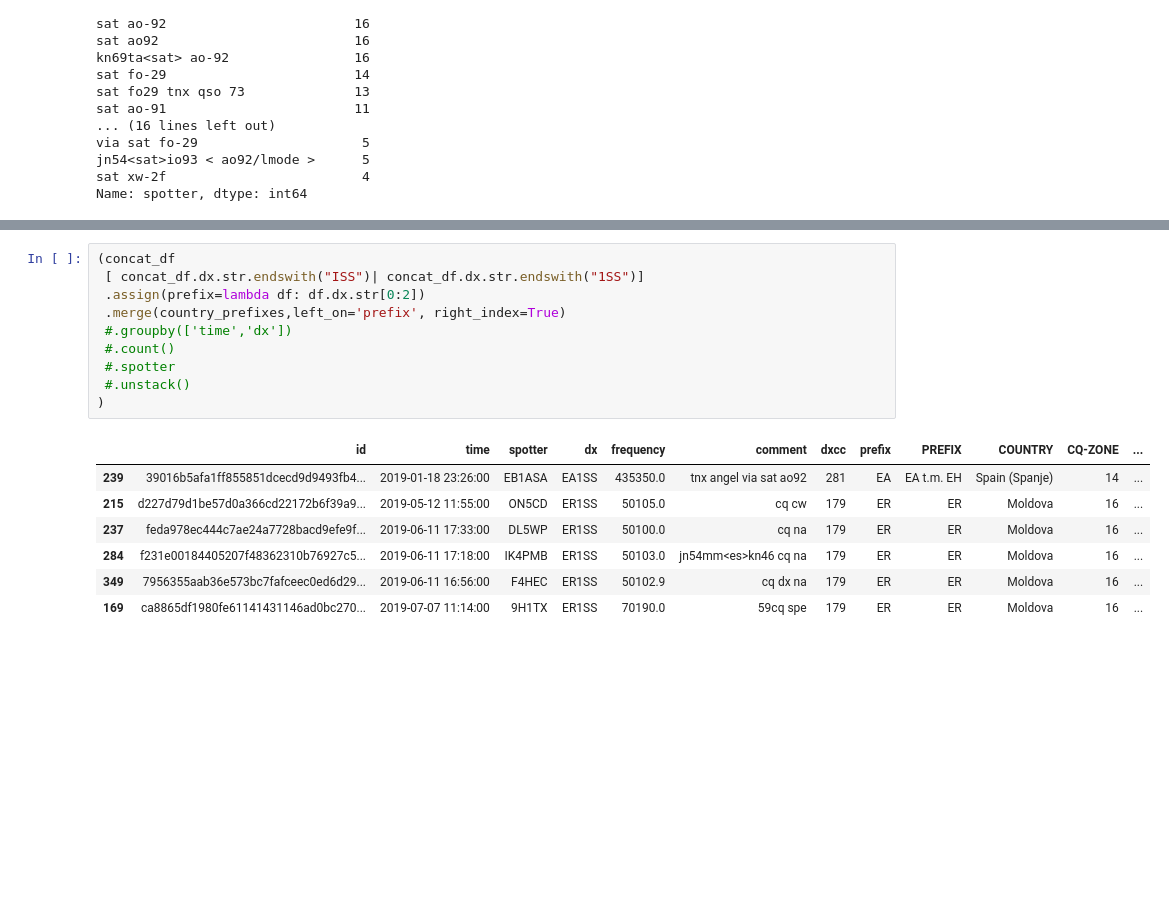
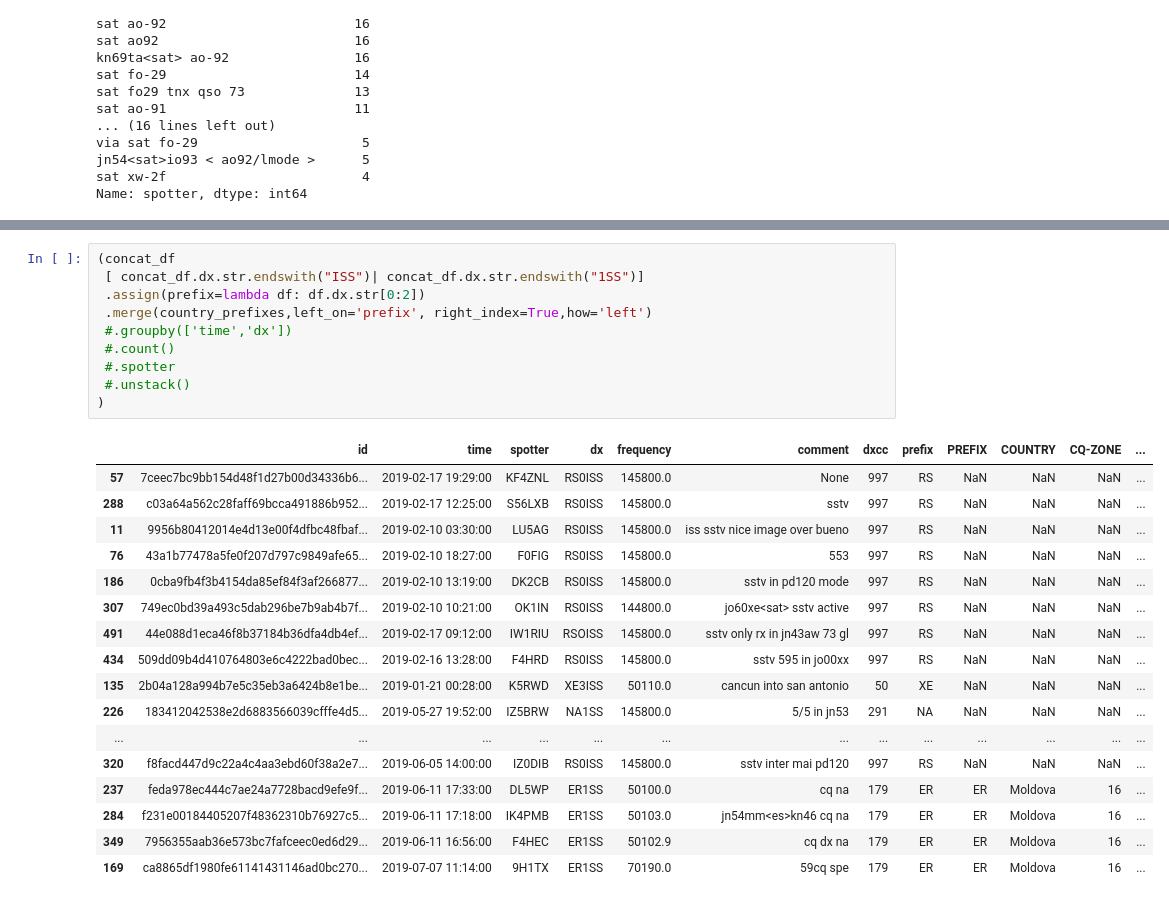
Before and after one commit to stelios-c/amateur_radio, a Jupyter notebook: dx_cluster.ipynb, the cells around one changed output, grey strips where cells are left out. Cells and saved outputs as stored; diff of their text form; blank space fills up the shorter version.

```diff
--- a/dx_cluster.ipynb
+++ b/dx_cluster.ipynb
@@ -553,17 +557,27 @@ for plot in (concat_df
 # %%
 (concat_df
  [ concat_df.dx.str.endswith("ISS")| concat_df.dx.str.endswith("1SS")]
  .assign(prefix=lambda df: df.dx.str[0:2])
- .merge(country_prefixes,left_on='prefix', right_index=True)
+ .merge(country_prefixes,left_on='prefix', right_index=True,how='left')
  #.groupby(['time','dx'])
  #.count()
  #.spotter
  #.unstack()
 )
 # %% [output]
 |  | id | time | spotter | dx | frequency | comment | dxcc | prefix | PREFIX | COUNTRY | CQ-ZONE | ... |
-| 239 | 39016b5afa1ff855851dcecd9d9493fb4... | 2019-01-18 23:26:00 | EB1ASA | EA1SS | 435350.0 | tnx angel via sat ao92 | 281 | EA | EA t.m. EH | Spain (Spanje) | 14 | ... |
-| 215 | d227d79d1be57d0a366cd22172b6f39a9... | 2019-05-12 11:55:00 | ON5CD | ER1SS | 50105.0 | cq cw | 179 | ER | ER | Moldova | 16 | ... |
+| 57 | 7ceec7bc9bb154d48f1d27b00d34336b6... | 2019-02-17 19:29:00 | KF4ZNL | RS0ISS | 145800.0 | None | 997 | RS | NaN | NaN | NaN | ... |
+| 288 | c03a64a562c28faff69bcca491886b952... | 2019-02-17 12:25:00 | S56LXB | RS0ISS | 145800.0 | sstv | 997 | RS | NaN | NaN | NaN | ... |
+| 11 | 9956b80412014e4d13e00f4dfbc48fbaf... | 2019-02-10 03:30:00 | LU5AG | RS0ISS | 145800.0 | iss sstv nice image over bueno | 997 | RS | NaN | NaN | NaN | ... |
+| 76 | 43a1b77478a5fe0f207d797c9849afe65... | 2019-02-10 18:27:00 | F0FIG | RS0ISS | 145800.0 | 553 | 997 | RS | NaN | NaN | NaN | ... |
+| 186 | 0cba9fb4f3b4154da85ef84f3af266877... | 2019-02-10 13:19:00 | DK2CB | RS0ISS | 145800.0 | sstv in pd120 mode | 997 | RS | NaN | NaN | NaN | ... |
+| 307 | 749ec0bd39a493c5dab296be7b9ab4b7f... | 2019-02-10 10:21:00 | OK1IN | RS0ISS | 144800.0 | jo60xe<sat> sstv active | 997 | RS | NaN | NaN | NaN | ... |
+| 491 | 44e088d1eca46f8b37184b36dfa4db4ef... | 2019-02-17 09:12:00 | IW1RIU | RSOISS | 145800.0 | sstv only rx in jn43aw 73 gl | 997 | RS | NaN | NaN | NaN | ... |
+| 434 | 509dd09b4d410764803e6c4222bad0bec... | 2019-02-16 13:28:00 | F4HRD | RS0ISS | 145800.0 | sstv 595 in jo00xx | 997 | RS | NaN | NaN | NaN | ... |
+| 135 | 2b04a128a994b7e5c35eb3a6424b8e1be... | 2019-01-21 00:28:00 | K5RWD | XE3ISS | 50110.0 | cancun into san antonio | 50 | XE | NaN | NaN | NaN | ... |
+| 226 | 183412042538e2d6883566039cfffe4d5... | 2019-05-27 19:52:00 | IZ5BRW | NA1SS | 145800.0 | 5/5 in jn53 | 291 | NA | NaN | NaN | NaN | ... |
+| ... | ... | ... | ... | ... | ... | ... | ... | ... | ... | ... | ... | ... |
+| 320 | f8facd447d9c22a4c4aa3ebd60f38a2e7... | 2019-06-05 14:00:00 | IZ0DIB | RS0ISS | 145800.0 | sstv inter mai pd120 | 997 | RS | NaN | NaN | NaN | ... |
 | 237 | feda978ec444c7ae24a7728bacd9efe9f... | 2019-06-11 17:33:00 | DL5WP | ER1SS | 50100.0 | cq na | 179 | ER | ER | Moldova | 16 | ... |
 | 284 | f231e00184405207f48362310b76927c5... | 2019-06-11 17:18:00 | IK4PMB | ER1SS | 50103.0 | jn54mm<es>kn46 cq na | 179 | ER | ER | Moldova | 16 | ... |
 | 349 | 7956355aab36e573bc7fafceec0ed6d29... | 2019-06-11 16:56:00 | F4HEC | ER1SS | 50102.9 | cq dx na | 179 | ER | ER | Moldova | 16 | ... |
```
Also changed, not shown: parts of 6 cells of this notebook.
